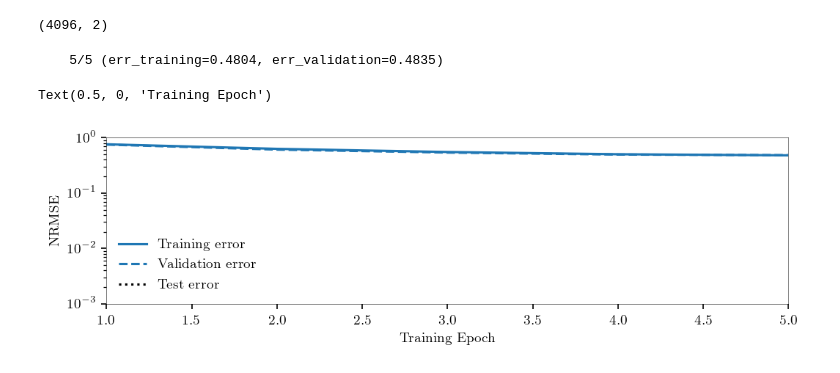
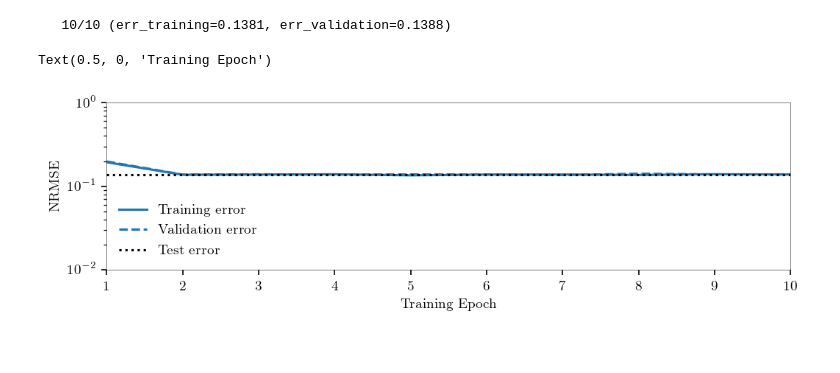
Before and after one commit to TrellixVulnTeam/encoder_learning_benchmarks_I8I1, a Jupyter notebook: notebooks/run_single_trial.ipynb, the cells around one changed output. Drawn from its saved outputs; the diff is of its cells as text; code cells hidden in the pictures.

```diff
--- a/notebooks/run_single_trial.ipynb
+++ b/notebooks/run_single_trial.ipynb
@@ -15,13 +15,13 @@ from encoder_learning_benchmarks import \
     optimizers, common, datasets, networks, rules, benchmark, \
     utils, animate
 # %%
-rng = np.random.RandomState(48911)
-n_dim_hidden = 100
+rng = np.random.RandomState(145678)
+n_dim_hidden = 20
 
-opt = optimizers.adam.manifest.ctor()
-#opt = optimizers.sgd.manifest.ctor(eta=1e-1)
+#opt = optimizers.adam.manifest.ctor()
+opt = optimizers.sgd.manifest.ctor(eta=1e-1)
 
-dset = datasets.multiplication.manifest.ctor(biased=True, skewed=True, rng=rng)
+dset = datasets.multiplication.manifest.ctor(biased=False, skewed=True, rng=rng)
 #dset = datasets.gaussian_clusters.manifest.ctor(rng=rng, biased=True)
 #dset = datasets.mnist.manifest.ctor(rng=rng)
 
@@ -31,37 +31,37 @@ net = networks.rbf.manifest.ctor(dset.n_dim_in, n_dim_hidden, rng=rng, learn_cov
 #net_pt = networks.softmax.manifest.ctor(net.n_dim_hidden, net.n_dim_hidden, beta=20.0, rng=rng)
 net_pt = None
 
-dec_rule = rules.pes.manifest.ctor(n_dim_hidden, dset.n_dim_out, rng=rng)
-#dec_rule = rules.lstsq.manifest.ctor(n_dim_hidden, dset.n_dim_out, rng=rng)
+#dec_rule = rules.pes.manifest.ctor(n_dim_hidden, dset.n_dim_out, rng=rng)
+dec_rule = rules.lstsq.manifest.ctor(n_dim_hidden, dset.n_dim_out, rng=rng)
 
 #enc_rule = rules.backprop.manifest.ctor(dset.n_dim_in, n_dim_hidden, dset.n_dim_out, rng=rng)
-enc_rule = rules.feedback_alignment.manifest.ctor(dset.n_dim_in, n_dim_hidden, dset.n_dim_out, rng=rng)
+#enc_rule = rules.feedback_alignment.manifest.ctor(dset.n_dim_in, n_dim_hidden, dset.n_dim_out, rng=rng)
 #enc_rule = rules.voja.manifest.ctor(dset.n_dim_in, n_dim_hidden, dset.n_dim_out, rng=rng, kappa=10.0)
+#enc_rule = rules.neural_gas.manifest.ctor(dset.n_dim_in, n_dim_hidden, dset.n_dim_out, lambda_=1.0, batch=True, rng=rng)
+enc_rule = rules.pca.manifest.ctor(dset.n_dim_in, n_dim_hidden, dset.n_dim_out, lambda_=10.0, rng=rng)
 #enc_rule = None
-# %% [output]
-(4096, 2)
 # %%
 res = benchmark.run_single_trial(
         opt, dset, net, dec_rule, enc_rule, net_pt,
-        n_epochs=5, batch_size=100, n_smpls_per_epoch=10000, compute_test_error=True,
+        n_epochs=10, batch_size=100, n_smpls_per_epoch=10000, compute_test_error=True,
         rng=rng, sequential=True)
 # %% [output]
-    5/5 (err_training=0.4804, err_validation=0.4835)
+   10/10 (err_training=0.1381, err_validation=0.1388)
 # %%
 fig, ax = plt.subplots(figsize=(8, 2))
 ax.semilogy(res["epochs"], res["errs_training"], label="Training error")
 ax.set_prop_cycle(None)
 ax.semilogy(res["epochs"], res["errs_validation"], label="Validation error", linestyle='--')
 if not res["err_test"] is None:
     ax.axhline(res["err_test"], label="Test error", linestyle=":", color="k")
 ax.legend()
 ax.set_xlim(1, res["n_epochs"])
-ax.set_ylim(1e-3, 1)
+ax.set_ylim(1e-2, 1)
 ax.set_ylabel("Error rate" if dset.is_classification_dataset else "NRMSE")
 ax.set_xlabel("Training Epoch")
 # %% [output]
 Text(0.5, 0, 'Training Epoch')
-[figure, old version]
+[figure, new version]
 # %%
 with animate.Animation(net.n_dim_hidden,
                        dset.n_dim_in,
```
Also changed, not shown: parts of 8 cells of this notebook, 12 other files.
